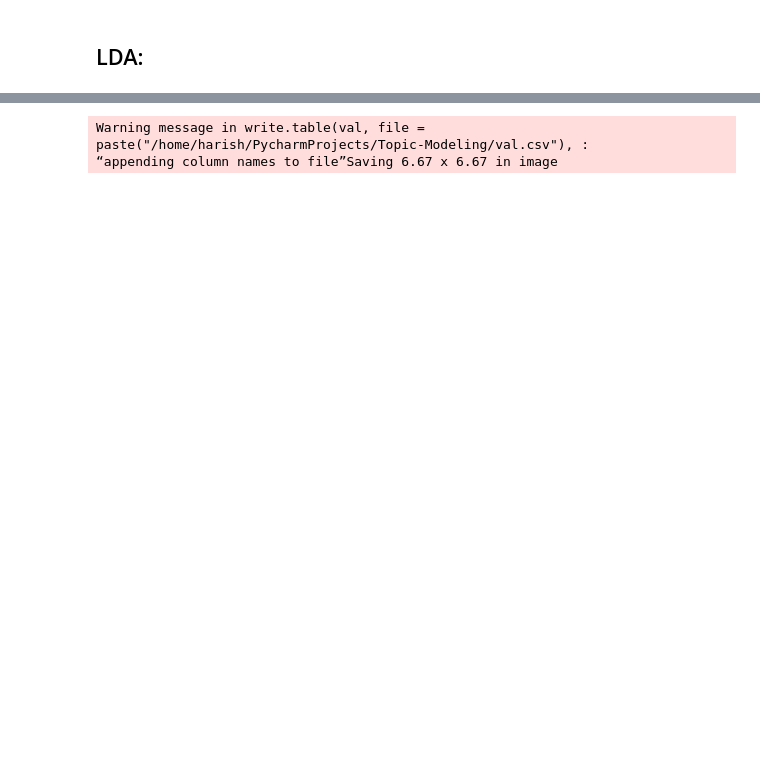
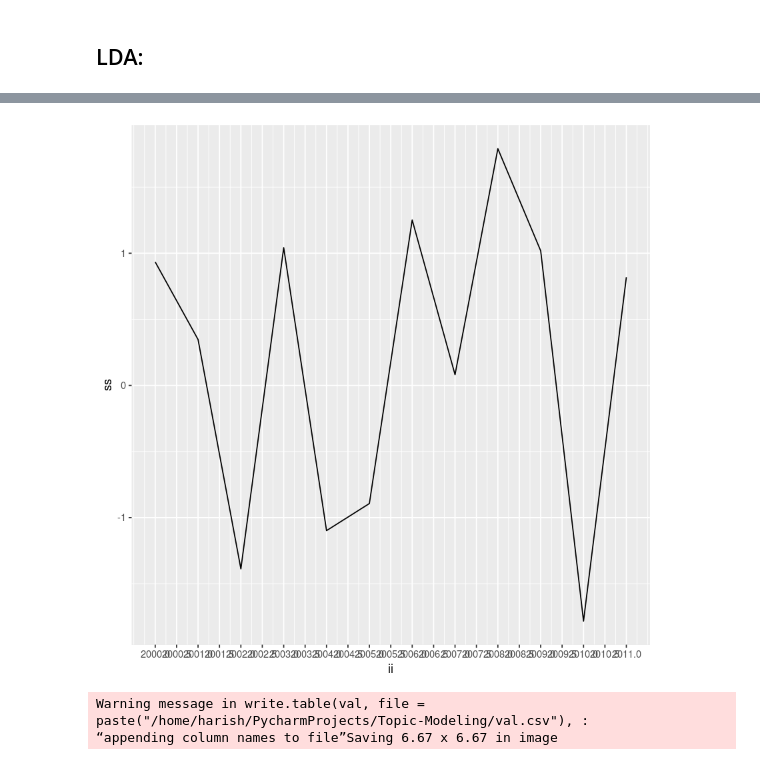
Before and after one commit to harishaaram/Topic-Modeling, a Jupyter notebook: Text_Analysis_Fedspeech.ipynb, the cells around one changed output, grey strips where cells are left out. Saved outputs shown, nothing was run; the diff lists cells and outputs as text; code cells hidden in the pictures; blank space fills up the shorter version.

```diff
--- a/Text_Analysis_Fedspeech.ipynb
+++ b/Text_Analysis_Fedspeech.ipynb
@@ -158,3 +168,13 @@ val <- sapply(i, concept)
+# %%
+library(ggplot2)
+ii <- 2000:2011
+ss <- rnorm(12,0,1)
+pm <- data.frame(ii,ss)
+tmpplot <- ggplot(pm, aes(x = ii, y = ss))
+plot <- tmpplot + geom_line() + scale_x_continuous(breaks=seq(2000,2011, 0.5))
+plot
+# %% [output]
+[figure, added]
 # %%
 # write.table(val,file=paste("/home/harish/PycharmProjects/Topic-Modeling/val.csv"), append = T)
 # ldaGibbs5@gamma
```
Also changed, not shown: parts of 15 cells of this notebook.
